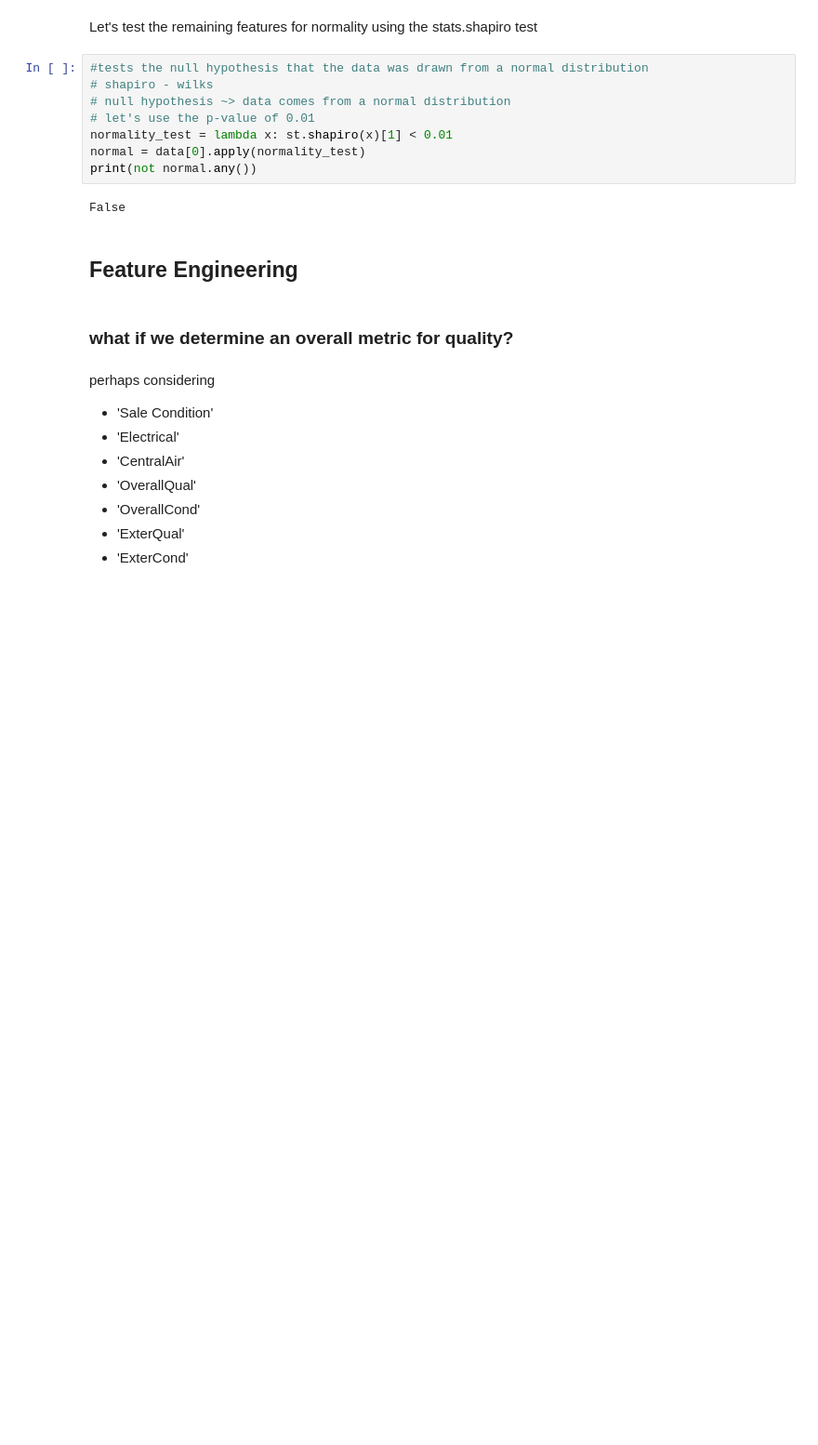
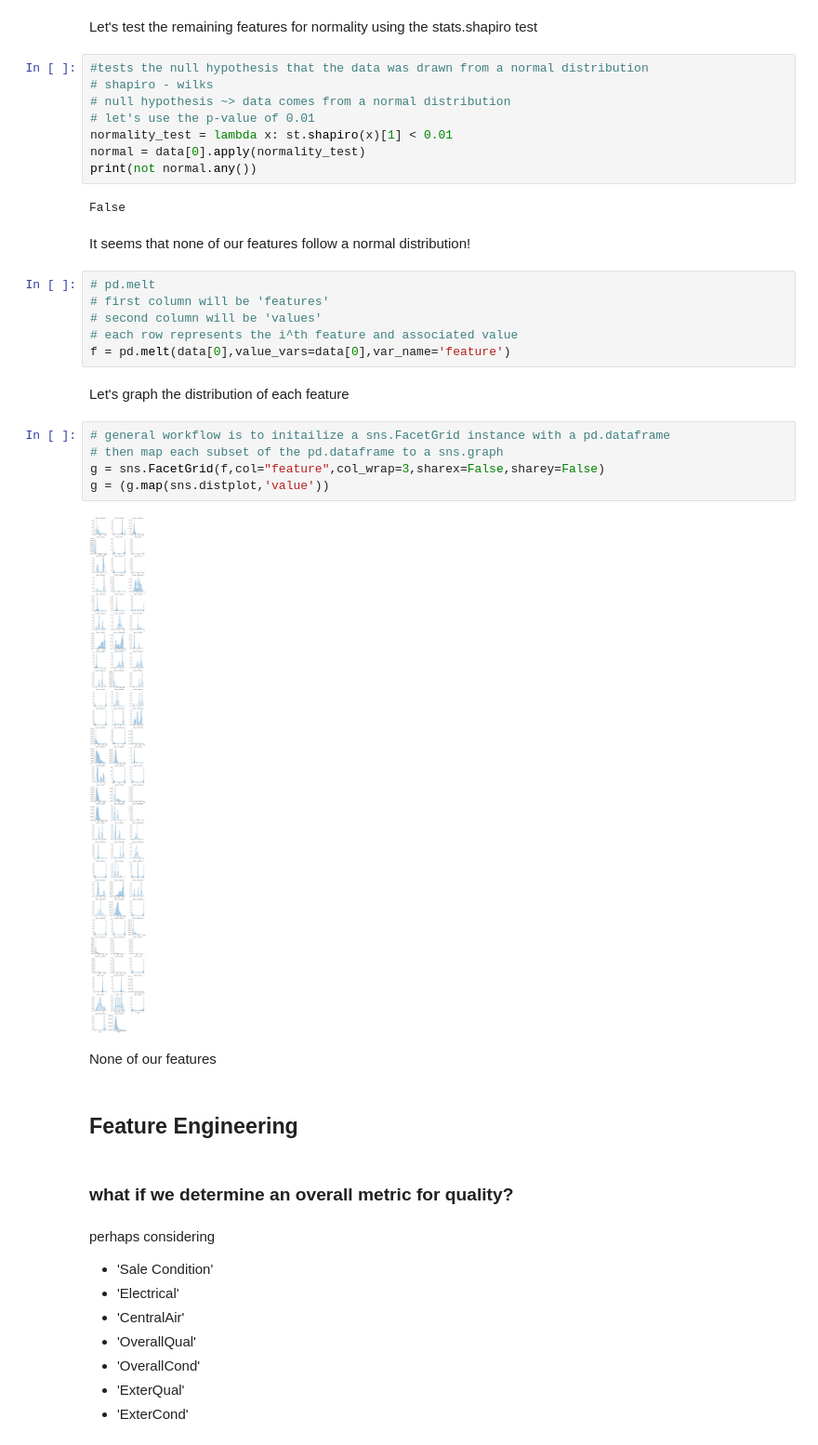
Before and after one commit to kho226/kaggle, a Jupyter notebook: housePricesAdvancedRegressionTechniques/HousingAdvancedRegressionTechniques.ipynb, the cells around one changed output. Shown: that part at 93% size. Cells and saved outputs as stored; diff of their text form; blank space fills up the shorter version.

Commit message:
added normalization tests and exploration

```diff
--- a/housePricesAdvancedRegressionTechniques/HousingAdvancedRegressionTechniques.ipynb
+++ b/housePricesAdvancedRegressionTechniques/HousingAdvancedRegressionTechniques.ipynb
@@ -412,6 +412,25 @@ normal = data[0].apply(normality_test)
 print(not normal.any())
 # %% [output]
 False
+# %% [markdown]
+It seems that none of our features follow a normal distribution!
+# %%
+# pd.melt
+# first column will be 'features'
+# second column will be 'values'
+# each row represents the i^th feature and associated value
+f = pd.melt(data[0],value_vars=data[0],var_name='feature')
+# %% [markdown]
+Let's graph the distribution of each feature
+# %%
+# general workflow is to initailize a sns.FacetGrid instance with a pd.dataframe
+# then map each subset of the pd.dataframe to a sns.graph
+g = sns.FacetGrid(f,col="feature",col_wrap=3,sharex=False,sharey=False)
+g = (g.map(sns.distplot,'value'))
+# %% [output]
+[figure, added]
+# %% [markdown]
+None of our features
 # %% [markdown]
 ## Feature Engineering
 # %% [markdown]
```
Also changed, not shown: parts of 1 cell of this notebook, 7 other files.
